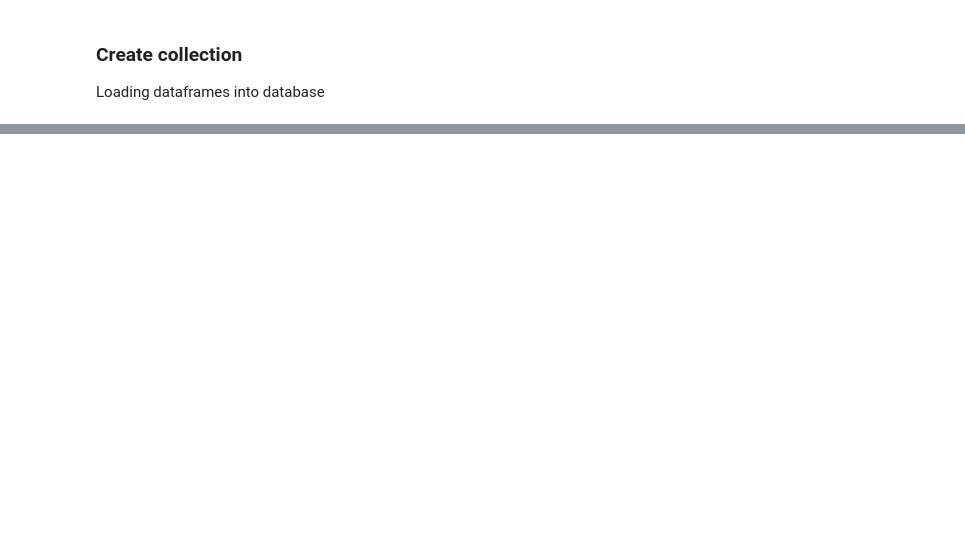
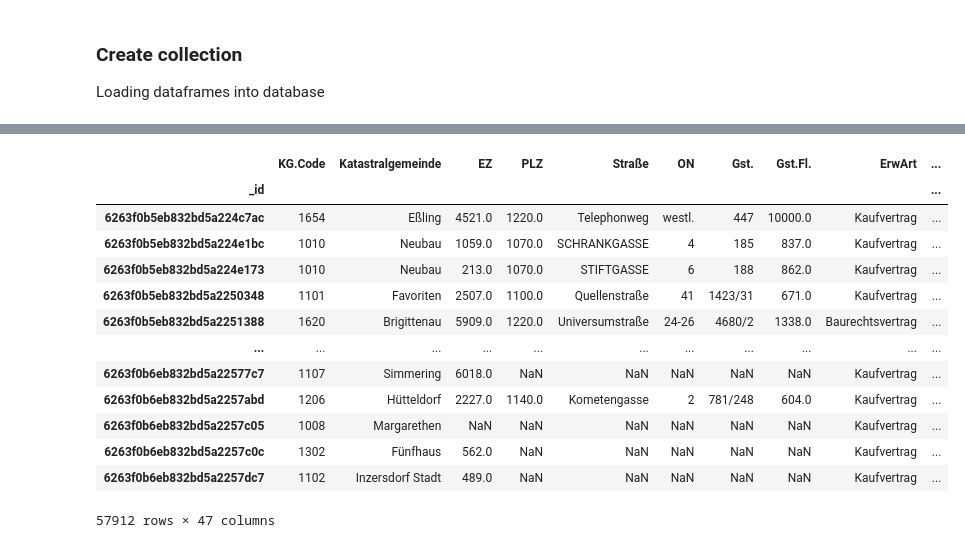
Before and after one commit to jirn073-76/Project_Concrete, a Jupyter notebook: Project_Concrete.ipynb, the cells around one changed output, grey strips where cells are left out. Cells and saved outputs as stored; diff of their text form; code cells hidden in the pictures; blank space fills up the shorter version.

```diff
--- a/Project_Concrete.ipynb
+++ b/Project_Concrete.ipynb
@@ -287,0 +240,22 @@ netIncomeVienna_fromDb
+# %%
+# Create Pandas Dataframe from Real Estate Purchase list
+netIncomeVienna_fromDb = pd.DataFrame(list(realEstateVienna_col.find()))
+netIncomeVienna_fromDb = netIncomeVienna_fromDb.set_index("_id")
+
+# Sort by date, time series
+netIncomeVienna_fromDb.sort_values("Erwerbsdatum")
+# %% [output]
+|  | KG.Code | Katastralgemeinde | EZ | PLZ | Straße | ON | Gst. | Gst.Fl. | ErwArt | ... |
+| _id |  |  |  |  |  |  |  |  |  | ... |
+| 6263f0b5eb832bd5a224c7ac | 1654 | Eßling | 4521.0 | 1220.0 | Telephonweg | westl. | 447 | 10000.0 | Kaufvertrag | ... |
+| 6263f0b5eb832bd5a224e1bc | 1010 | Neubau | 1059.0 | 1070.0 | SCHRANKGASSE | 4 | 185 | 837.0 | Kaufvertrag | ... |
+| 6263f0b5eb832bd5a224e173 | 1010 | Neubau | 213.0 | 1070.0 | STIFTGASSE | 6 | 188 | 862.0 | Kaufvertrag | ... |
+| 6263f0b5eb832bd5a2250348 | 1101 | Favoriten | 2507.0 | 1100.0 | Quellenstraße | 41 | 1423/31 | 671.0 | Kaufvertrag | ... |
+| 6263f0b5eb832bd5a2251388 | 1620 | Brigittenau | 5909.0 | 1220.0 | Universumstraße | 24-26 | 4680/2 | 1338.0 | Baurechtsvertrag | ... |
+| ... | ... | ... | ... | ... | ... | ... | ... | ... | ... | ... |
+| 6263f0b6eb832bd5a22577c7 | 1107 | Simmering | 6018.0 | NaN | NaN | NaN | NaN | NaN | Kaufvertrag | ... |
+| 6263f0b6eb832bd5a2257abd | 1206 | Hütteldorf | 2227.0 | 1140.0 | Kometengasse | 2 | 781/248 | 604.0 | Kaufvertrag | ... |
+| 6263f0b6eb832bd5a2257c05 | 1008 | Margarethen | NaN | NaN | NaN | NaN | NaN | NaN | Kaufvertrag | ... |
+| 6263f0b6eb832bd5a2257c0c | 1302 | Fünfhaus | 562.0 | NaN | NaN | NaN | NaN | NaN | Kaufvertrag | ... |
+| 6263f0b6eb832bd5a2257dc7 | 1102 | Inzersdorf Stadt | 489.0 | NaN | NaN | NaN | NaN | NaN | Kaufvertrag | ... |
+57912 rows × 47 columns
```
Also changed, not shown: parts of 20 cells of this notebook.
